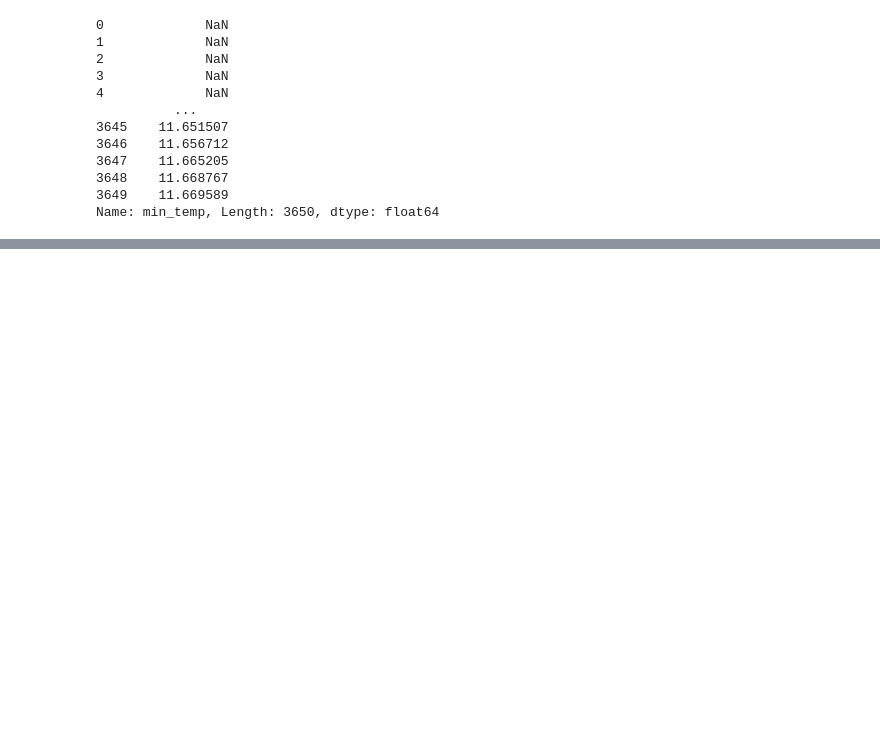
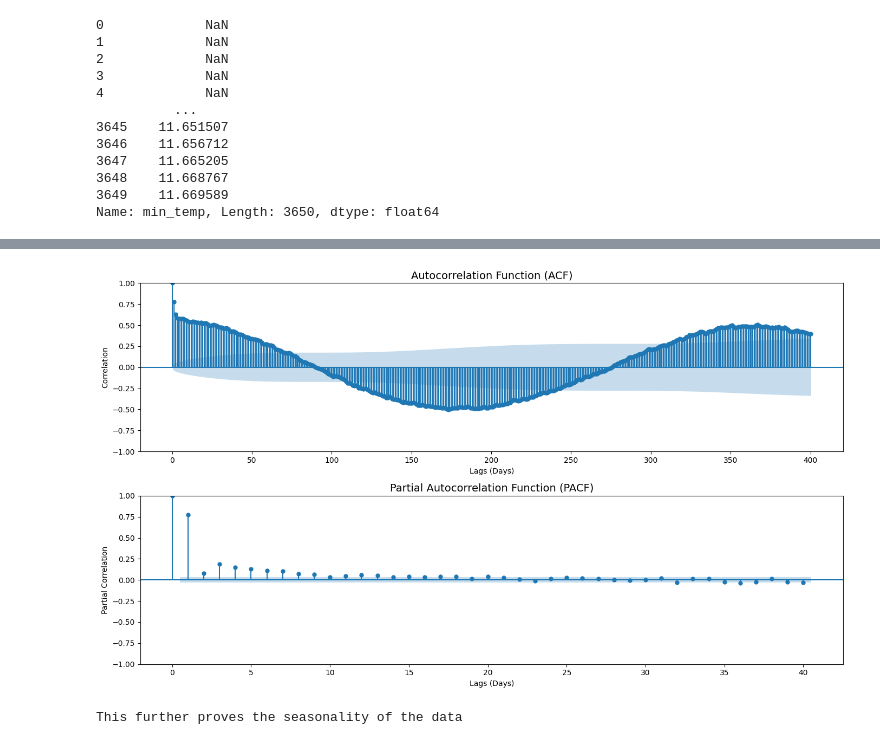
Before and after one commit to Shiven1023/Melbourne_Temperature_Forecasting, a Jupyter notebook: notebooks/eda.ipynb, the cells around one changed output, grey strips where cells are left out. Drawn from its saved outputs; the diff is of its cells as text; code cells hidden in the pictures; blank space fills up the shorter version.

```diff
--- a/notebooks/eda.ipynb
+++ b/notebooks/eda.ipynb
@@ -70,0 +89,20 @@ Name: min_temp, Length: 3650, dtype: float64
+# %%
+from statsmodels.graphics.tsaplots import plot_acf, plot_pacf
+
+fig, axes = plt.subplots(2, 1, figsize=(14, 8))
+plot_acf(df['min_temp'], lags=400, alpha=0.05, ax=axes[0])
+axes[0].set_title('Autocorrelation Function (ACF)', fontsize=14)
+axes[0].set_xlabel('Lags (Days)')
+axes[0].set_ylabel('Correlation')
+plot_pacf(df['min_temp'], lags=40, alpha=0.05, ax=axes[1], method='ywm')
+axes[1].set_title('Partial Autocorrelation Function (PACF)', fontsize=14)
+axes[1].set_xlabel('Lags (Days)')
+axes[1].set_ylabel('Partial Correlation')
+
+plt.tight_layout()
+plt.savefig('acf_pacf_plot.png', dpi=150)
+plt.show()
+print("This further proves the seasonality of the data ")
+# %% [output]
+[figure, added]
+This further proves the seasonality of the data
```
Also changed, not shown: parts of 5 cells of this notebook.
